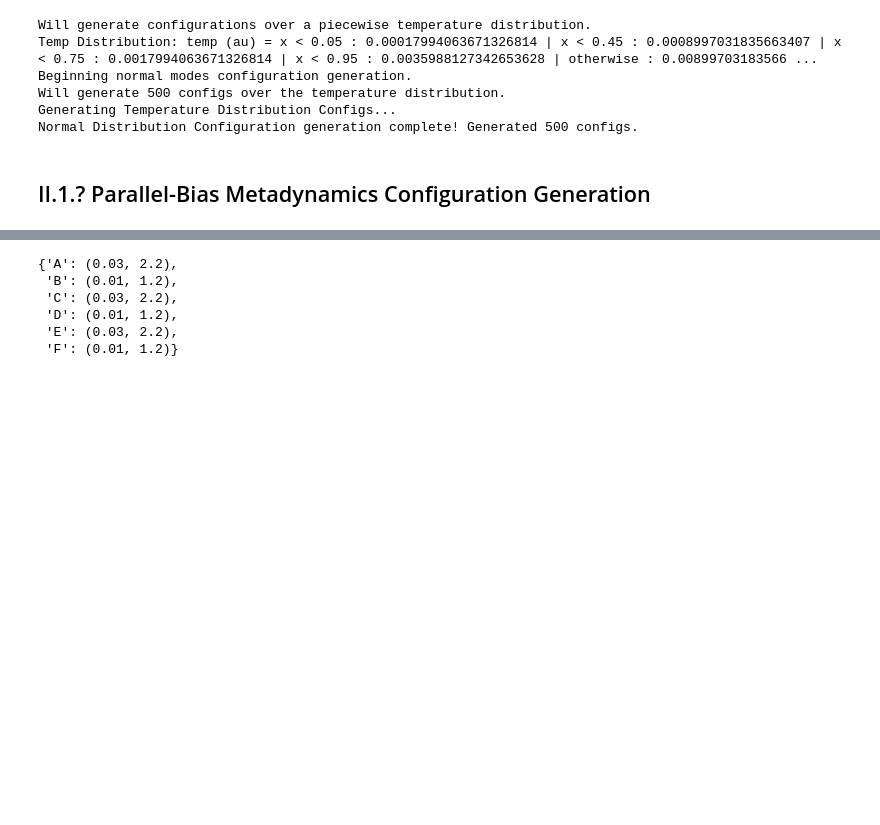
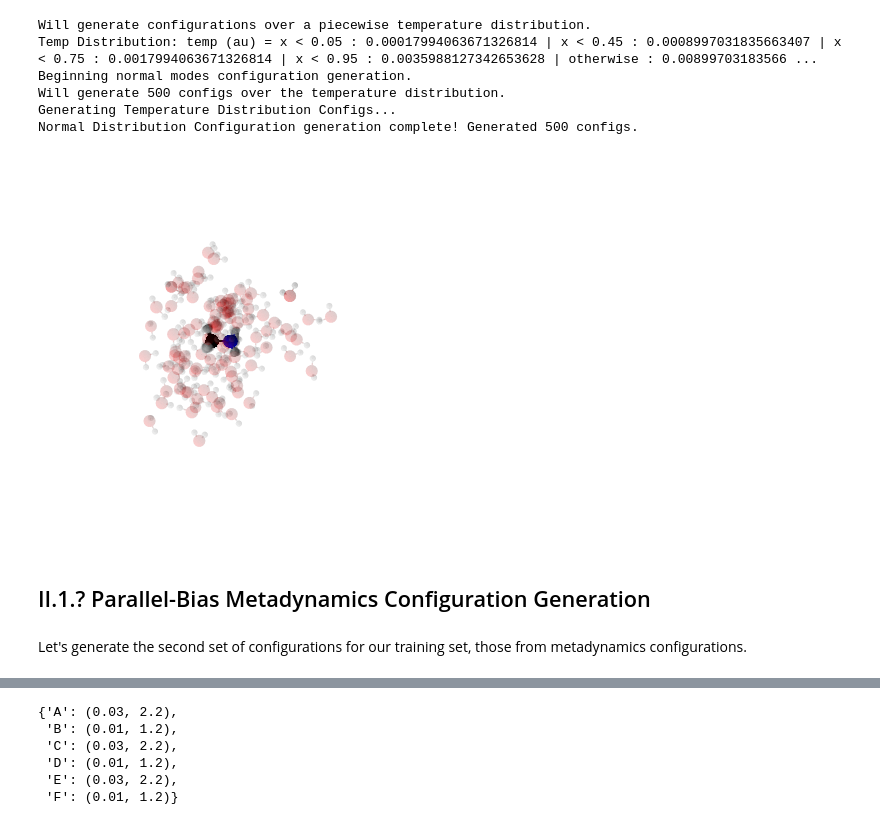
Before and after one commit to PolyachenkoYA/QDMS_2025, a Jupyter notebook: tutorials/2_Many-Body_Model_Build-Along/Tutorial_2.4.ipynb, the cells around one changed output, grey strips where cells are left out. Drawn from its saved outputs; the diff is of its cells as text; code cells hidden in the pictures; blank space fills up the shorter version.

```diff
--- a/tutorials/2_Many-Body_Model_Build-Along/Tutorial_2.4.ipynb
+++ b/tutorials/2_Many-Body_Model_Build-Along/Tutorial_2.4.ipynb
@@ -122,23 +109,34 @@ Generating Temperature Distribution Configs...
 Normal Distribution Configuration generation complete! Generated 500 configs.
 # %%
 # config_generator = RandomDistanceAndRotationConfigurationGenerator(
-#         [monomer_configs_CH3NH2, monomer_configs_H2O, monomer_configs_H2O],
-#         radius=7.0,
+#         [monomer_configs_CH3NH2, monomer_configs_H2O],
+#         radius=9.0,
 #         min_intermolecular_distance_factor=0.8,
 #         logarithmic=True,
 #         use_pools=True,
 #         num_attempts=100
 # )
 
-# random_configs_CH3NH2_H2O_H2O = list(config_generator.generate_configurations(
-#         num_configs=3000,
+# random_configs_CH3NH2_H2O = list(config_generator.generate_configurations(
+#         num_configs=2000,
 #         seed=12345,
 # ))
 
-# write_systems(paths.PIP_CH3NH2_H2O_H2O.configs.random, random_configs_CH3NH2_H2O_H2O)
-
-random_configs_CH3NH2_H2O_H2O = read_systems(definition_CH3NH2_H2O_H2O, paths.PIP_CH3NH2_H2O_H2O.configs.random)
+# write_systems(paths.PIP_CH3NH2_H2O.configs.random, random_configs_CH3NH2_H2O)
+random_configs_CH3NH2_H2O = read_systems(definition_CH3NH2_H2O, paths.PIP_CH3NH2_H2O.configs.random)
+# %%
+render_overlayed_systems(
+    random_configs_CH3NH2_H2O,
+    centerer=lambda system: system.atoms[0].point,
+    aligner=lambda system: (system.atoms[4].point, system.atoms[1].point),
+    alpha=0.10,
+    num_to_show=100
+)
+# %% [output]
+[figure, added]
 # %% [markdown]
 ## II.1.? Parallel-Bias Metadynamics Configuration Generation
+# %% [markdown]
+Let's generate the second set of configurations for our training set, those from metadynamics configurations.
 # %%
 bond_params, angle_params, nonbonded_params = get_pbmetad_parameters(
```
Also changed, not shown: parts of 50 cells of this notebook, 14 other files.
